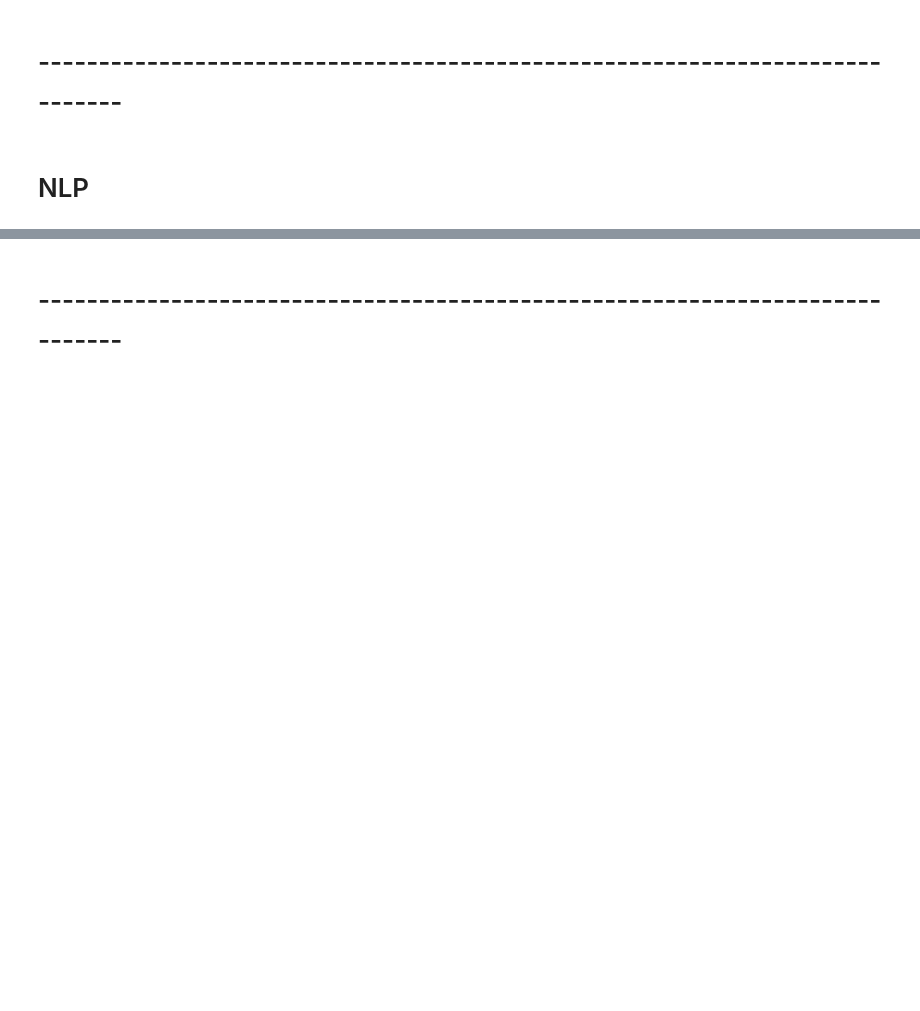
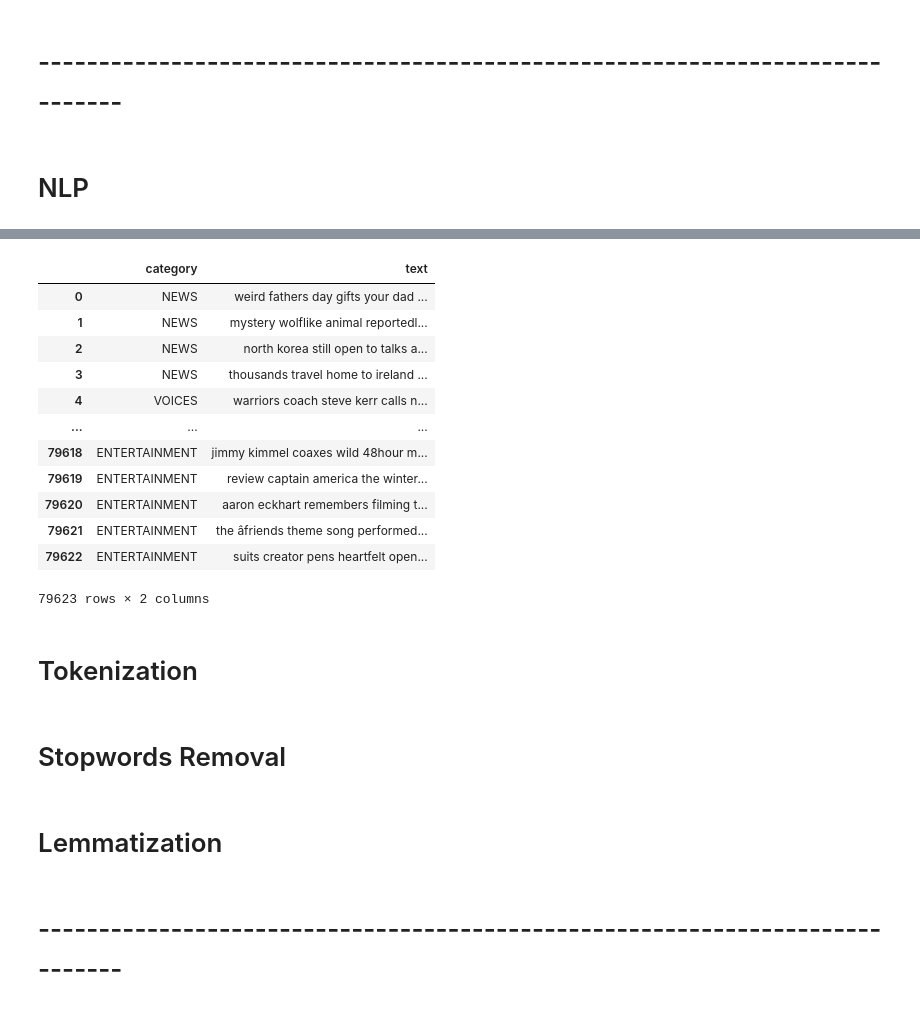
Before and after one commit to yanchuiko/ML-Text-Classification, a Jupyter notebook: notebook.ipynb, the cells around one changed output, grey strips where cells are left out. Saved outputs shown, nothing was run; the diff lists cells and outputs as text; code cells hidden in the pictures; blank space fills up the shorter version.

```diff
--- a/notebook.ipynb
+++ b/notebook.ipynb
@@ -320,2 +358,53 @@ df
+# %%
+import re
+
+# Function that Normalizes my 'text' column
+def clean_text(text):
+    # Convert text to lowercase
+    text = text.lower()
+
+    # Remove mentions
+    text = re.sub(r'@[a-zA-Z0-9_]+', '', text)
+
+    # Remove hashtags
+    text = re.sub(r'#', '', text)
+
+    # Remove URLs
+    text = re.sub(r'https?:\/\/\S+', '', text)
+
+    # Remove new line characters
+    text = re.sub(r'\n', '', text)
+
+    # Remove punctuation and underscores
+    text = re.sub(r'[^\w\s]|_', '', text)
+
+    # Return the cleaned text
+    return text
+# %%
+# Here I apply the clean_text function to the 'text' column
+df['text'] = df['text'].apply(clean_text)
+
+# Display the updated dataset
+df
+# %% [output]
+|  | category | text |
+| 0 | NEWS | weird fathers day gifts your dad ... |
+| 1 | NEWS | mystery wolflike animal reportedl... |
+| 2 | NEWS | north korea still open to talks a... |
+| 3 | NEWS | thousands travel home to ireland ... |
+| 4 | VOICES | warriors coach steve kerr calls n... |
+| ... | ... | ... |
+| 79618 | ENTERTAINMENT | jimmy kimmel coaxes wild 48hour m... |
+| 79619 | ENTERTAINMENT | review captain america the winter... |
+| 79620 | ENTERTAINMENT | aaron eckhart remembers filming t... |
+| 79621 | ENTERTAINMENT | the âfriends theme song performed... |
+| 79622 | ENTERTAINMENT | suits creator pens heartfelt open... |
+79623 rows × 2 columns
+# %% [markdown]
+# Tokenization
+# %% [markdown]
+# Stopwords Removal
+# %% [markdown]
+# Lemmatization
 # %% [markdown]
 # -----------------------------------------------------------------------------
```
Also changed, not shown: parts of 6 cells of this notebook.
